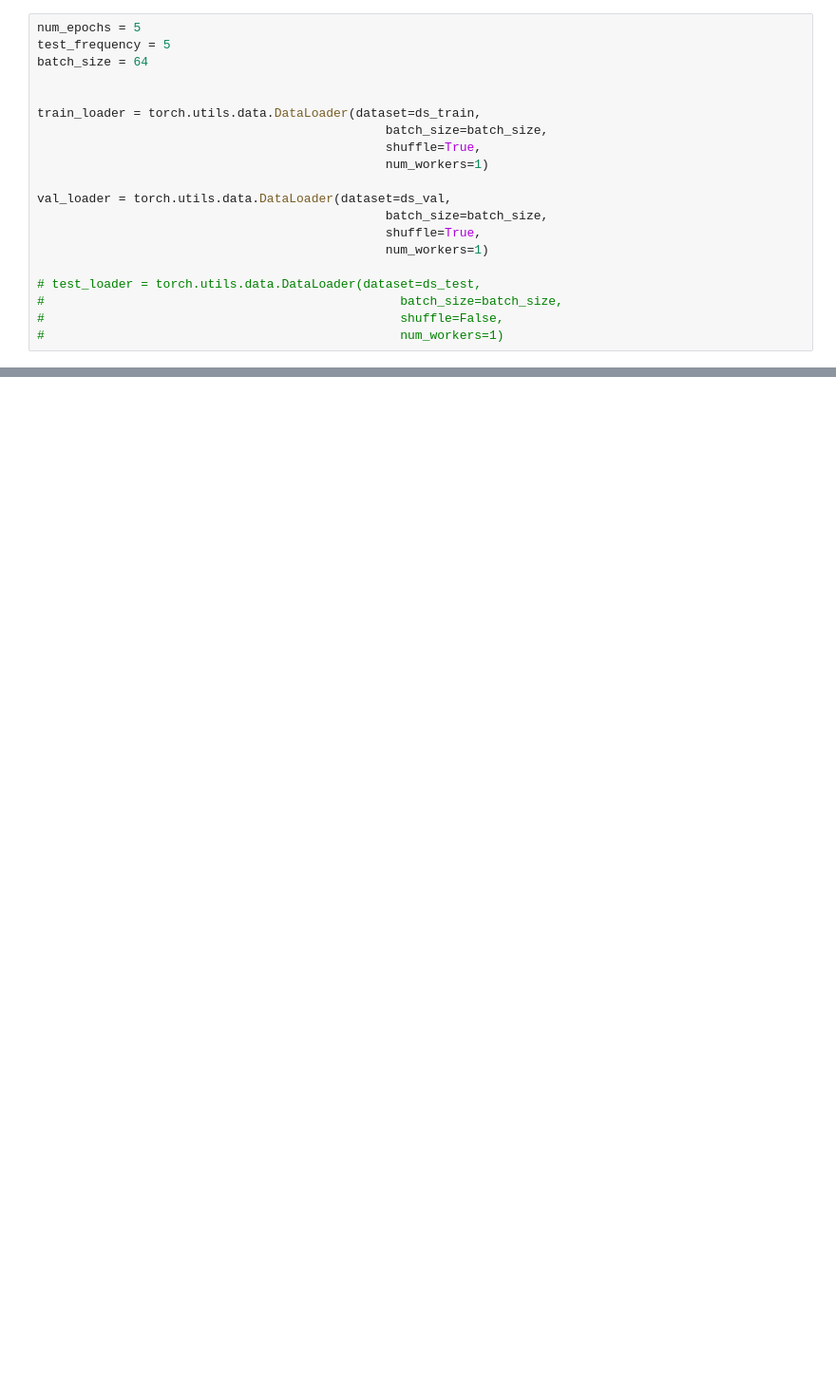
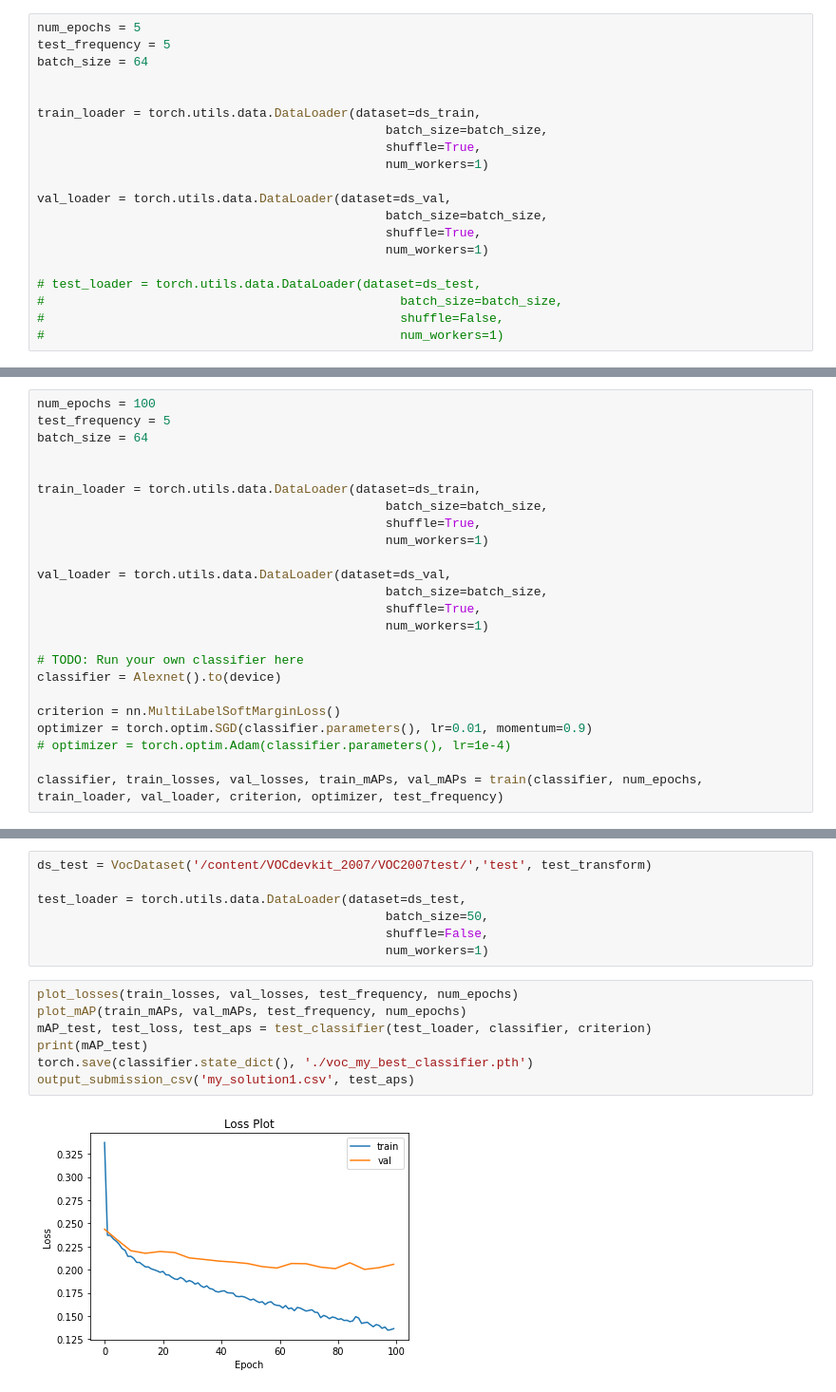
Before and after one commit to payalahuja98/ObjectDetection, a Jupyter notebook: MP3_P1B_Develop_Classifier.ipynb, the cells around one changed output, grey strips where cells are left out. Shown at 95% size. Cells and saved outputs as stored; diff of their text form; blank space fills up the shorter version.

```diff
--- a/MP3_P1B_Develop_Classifier.ipynb
+++ b/MP3_P1B_Develop_Classifier.ipynb
@@ -454,0 +771,24 @@ NameError: ignored
+# %%
+num_epochs = 100
+test_frequency = 5
+batch_size = 64
+
+
+train_loader = torch.utils.data.DataLoader(dataset=ds_train,
+                                               batch_size=batch_size,
+                                               shuffle=True,
+                                               num_workers=1)
+
+val_loader = torch.utils.data.DataLoader(dataset=ds_val,
+                                               batch_size=batch_size,
+                                               shuffle=True,
+                                               num_workers=1)
+
+# TODO: Run your own classifier here
+classifier = Alexnet().to(device)
+
+criterion = nn.MultiLabelSoftMarginLoss()
+optimizer = torch.optim.SGD(classifier.parameters(), lr=0.01, momentum=0.9)
+# optimizer = torch.optim.Adam(classifier.parameters(), lr=1e-4)
+
+classifier, train_losses, val_losses, train_mAPs, val_mAPs = train(classifier, num_epochs, train_loader, val_loader, criterion, optimizer, test_frequency)
@@ -454,0 +813,16 @@ NameError: ignored
+# %%
+ds_test = VocDataset('/content/VOCdevkit_2007/VOC2007test/','test', test_transform)
+
+test_loader = torch.utils.data.DataLoader(dataset=ds_test,
+                                               batch_size=50,
+                                               shuffle=False,
+                                               num_workers=1)
+# %%
+plot_losses(train_losses, val_losses, test_frequency, num_epochs)
+plot_mAP(train_mAPs, val_mAPs, test_frequency, num_epochs)
+mAP_test, test_loss, test_aps = test_classifier(test_loader, classifier, criterion)
+print(mAP_test)
+torch.save(classifier.state_dict(), './voc_my_best_classifier.pth')
+output_submission_csv('my_solution1.csv', test_aps)
+# %% [output]
+[figure, added]
```
Also changed, not shown: parts of 39 cells of this notebook.
